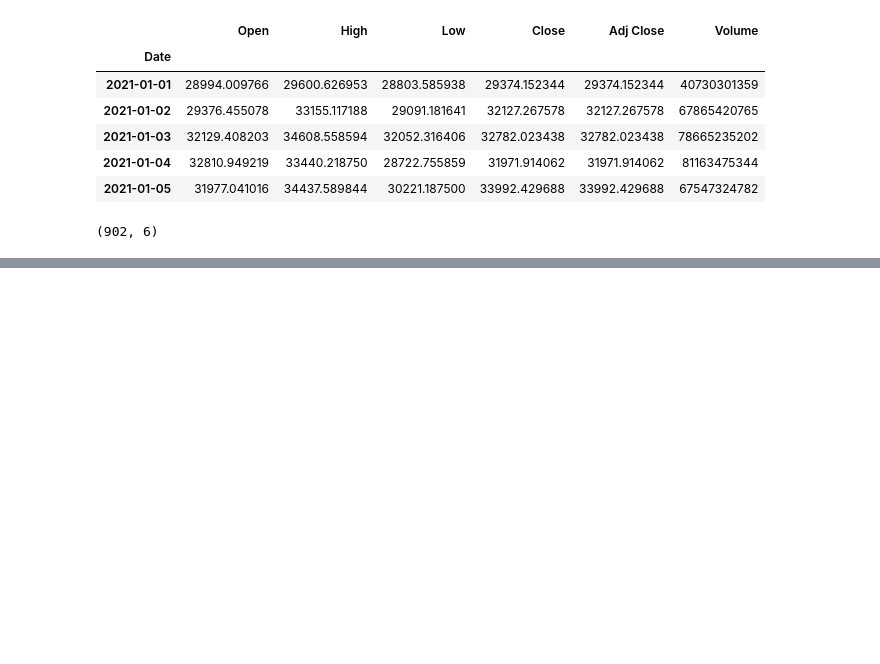
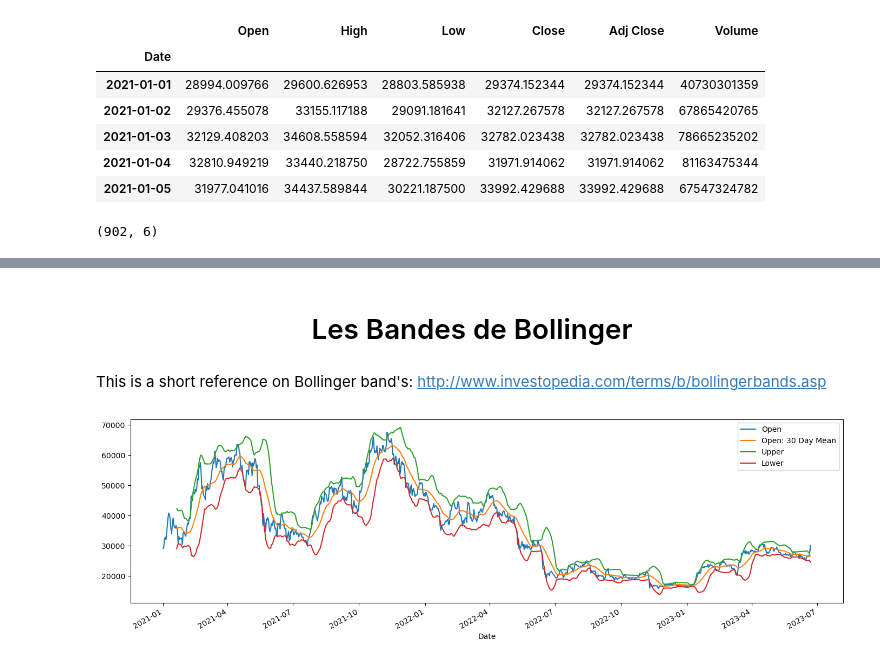
Before and after one commit to codewaly/finance, a Jupyter notebook: pandas_for_TM.ipynb, the cells around one changed output, grey strips where cells are left out. Drawn from its saved outputs; the diff is of its cells as text; code cells hidden in the pictures; blank space fills up the shorter version.

```diff
--- a/pandas_for_TM.ipynb
+++ b/pandas_for_TM.ipynb
@@ -228,0 +238,12 @@ plt.show()
+# %% [markdown]
+<h1><center> Les Bandes de Bollinger </center></h1>
+# %% [markdown]
+This is a short reference on Bollinger band's:   http://www.investopedia.com/terms/b/bollingerbands.asp
+# %%
+bitcoin['Open: 30 Day Mean'] = bitcoin['Open'].rolling(window=20).mean()
+bitcoin['Upper'] = bitcoin['Open: 30 Day Mean'] + 2*bitcoin['Open'].rolling(window=20).std()
+bitcoin['Lower'] = bitcoin['Open: 30 Day Mean'] - 2*bitcoin['Open'].rolling(window=20).std()
+bitcoin[['Open','Open: 30 Day Mean','Upper','Lower']].plot(figsize=(17,5))
+plt.show()
+# %% [output]
+[figure, added]
```
Also changed, not shown: parts of 38 cells of this notebook.
